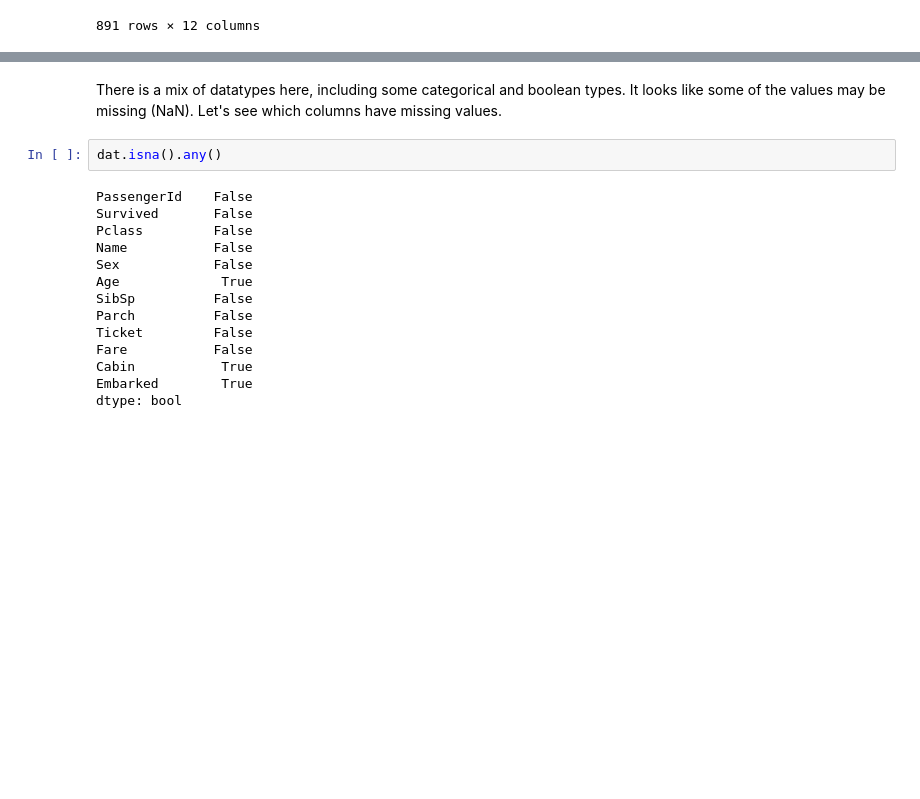
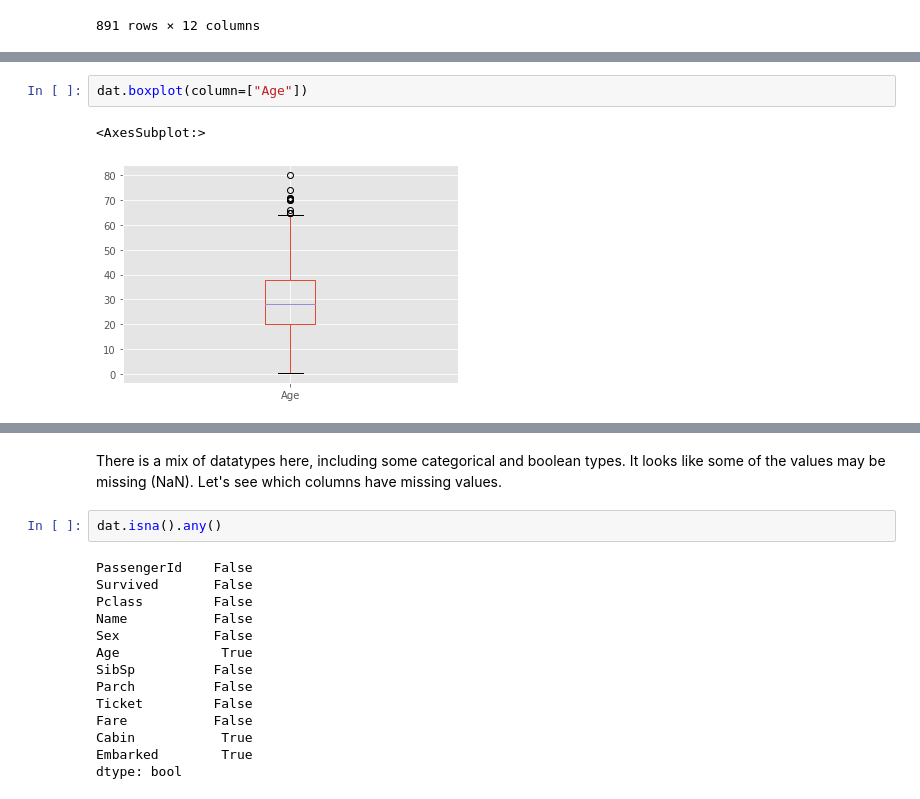
Before and after one commit to jdonaldson/mlearn_510c, a Jupyter notebook: notebooks/Week 4 - Data Preprocessing, Analysis, and Transformation.ipynb, the cells around one changed output, grey strips where cells are left out. Drawn from its saved outputs; the diff is of its cells as text; blank space fills up the shorter version.

```diff
--- a/notebooks/Week 4 - Data Preprocessing, Analysis, and Transformation.ipynb
+++ b/notebooks/Week 4 - Data Preprocessing, Analysis, and Transformation.ipynb
@@ -26,0 +39,5 @@ dat
+# %%
+dat.boxplot(column=["Age"])
+# %% [output]
+<AxesSubplot:>
+[figure, added]
```
Also changed, not shown: parts of 6 cells of this notebook.
